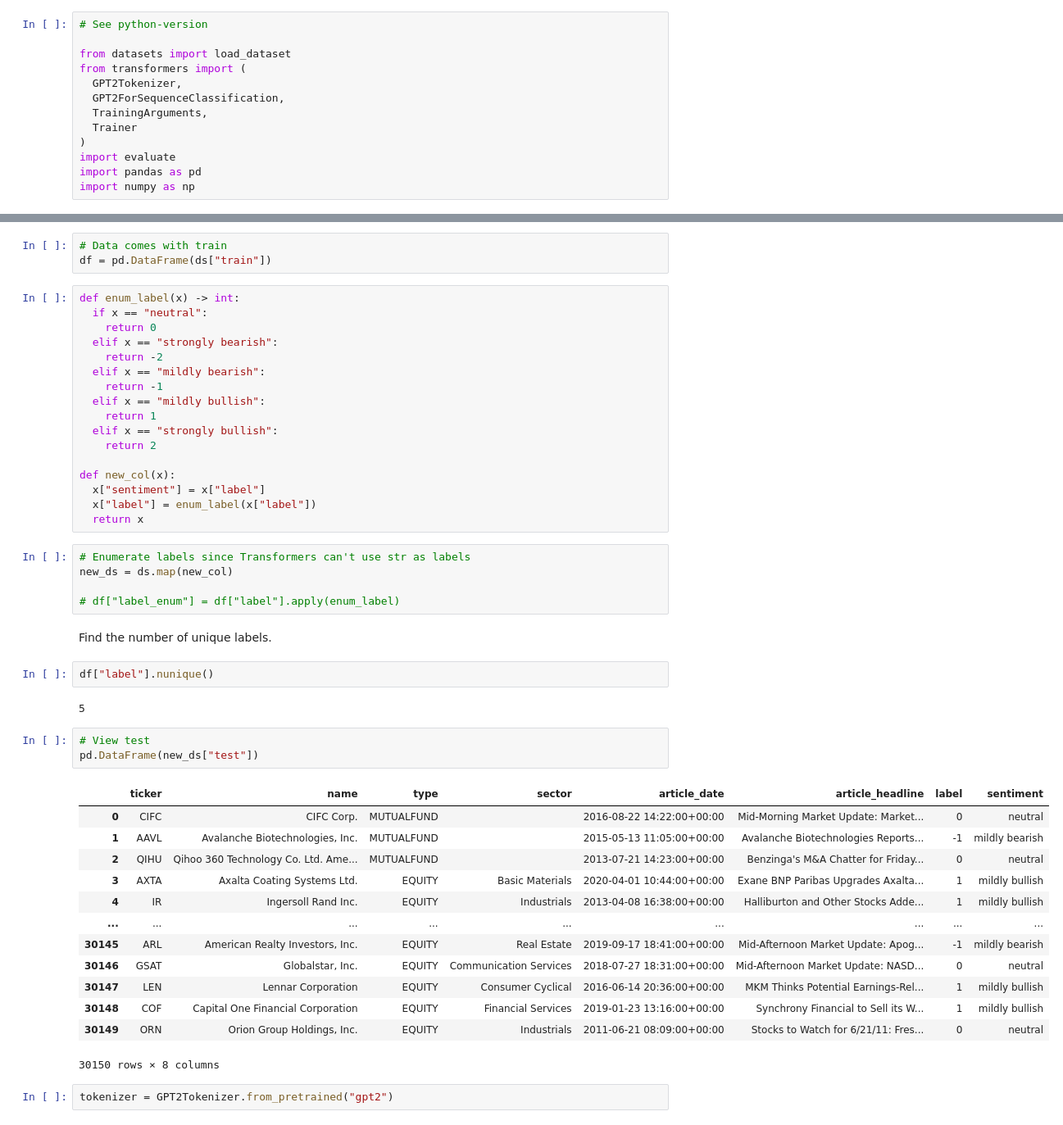
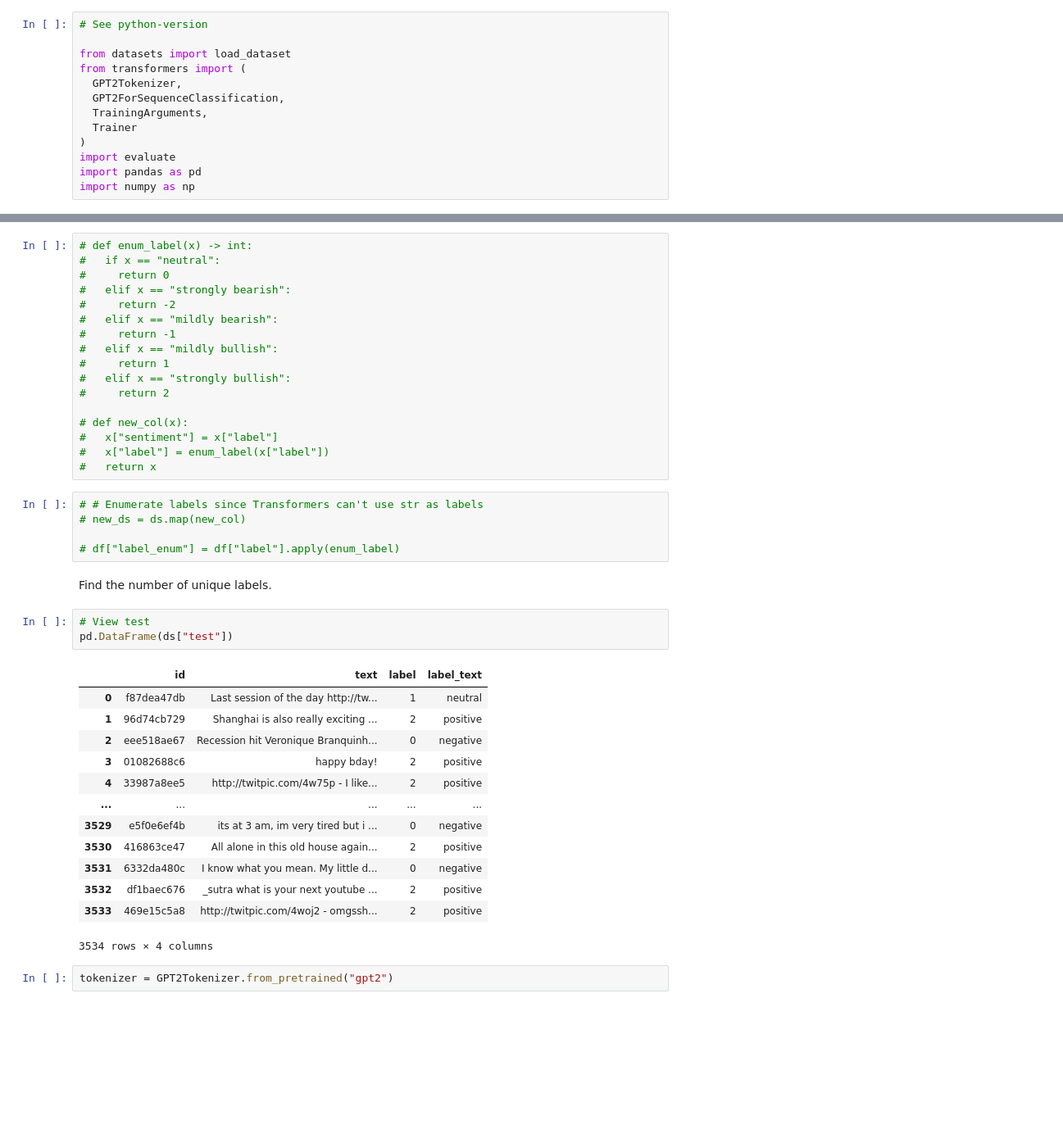
Before and after one commit to xcollantes/fine_tuning_research, a Jupyter notebook: fine_tuning.ipynb, the cells around one changed output, grey strips where cells are left out. Shown at 82% size. Saved outputs shown, nothing was run; the diff lists cells and outputs as text; blank space fills up the shorter version.

```diff
--- a/fine_tuning.ipynb
+++ b/fine_tuning.ipynb
@@ -28,51 +31,44 @@ ds = load_dataset("ic-fspml/stock_news_sentiment")
-# %%
-# Data comes with train
-df = pd.DataFrame(ds["train"])
 # %%
-def enum_label(x) -> int:
-  if x == "neutral":
-    return 0
-  elif x == "strongly bearish":
-    return -2
-  elif x == "mildly bearish":
-    return -1
-  elif x == "mildly bullish":
-    return 1
-  elif x == "strongly bullish":
-    return 2
+# def enum_label(x) -> int:
+#   if x == "neutral":
+#     return 0
+#   elif x == "strongly bearish":
+#     return -2
+#   elif x == "mildly bearish":
+#     return -1
+#   elif x == "mildly bullish":
+#     return 1
+#   elif x == "strongly bullish":
+#     return 2
 
-def new_col(x):
-  x["sentiment"] = x["label"]
-  x["label"] = enum_label(x["label"])
-  return x
+# def new_col(x):
+#   x["sentiment"] = x["label"]
+#   x["label"] = enum_label(x["label"])
+#   return x
 # %%
-# Enumerate labels since Transformers can't use str as labels
-new_ds = ds.map(new_col)
+# # Enumerate labels since Transformers can't use str as labels
+# new_ds = ds.map(new_col)
 
 # df["label_enum"] = df["label"].apply(enum_label)
 # %% [markdown]
 Find the number of unique labels.
-# %%
-df["label"].nunique()
-# %% [output]
-5
 # %%
 # View test
-pd.DataFrame(new_ds["test"])
+pd.DataFrame(ds["test"])
 # %% [output]
-|  | ticker | name | type | sector | article_date | article_headline | label | sentiment |
-| 0 | CIFC | CIFC Corp. | MUTUALFUND |  | 2016-08-22 14:22:00+00:00 | Mid-Morning Market Update: Market... | 0 | neutral |
-| 1 | AAVL | Avalanche Biotechnologies, Inc. | MUTUALFUND |  | 2015-05-13 11:05:00+00:00 | Avalanche Biotechnologies Reports... | -1 | mildly bearish |
-| 2 | QIHU | Qihoo 360 Technology Co. Ltd. Ame... | MUTUALFUND |  | 2013-07-21 14:23:00+00:00 | Benzinga's M&A Chatter for Friday... | 0 | neutral |
-| 3 | AXTA | Axalta Coating Systems Ltd. | EQUITY | Basic Materials | 2020-04-01 10:44:00+00:00 | Exane BNP Paribas Upgrades Axalta... | 1 | mildly bullish |
-| 4 | IR | Ingersoll Rand Inc. | EQUITY | Industrials | 2013-04-08 16:38:00+00:00 | Halliburton and Other Stocks Adde... | 1 | mildly bullish |
-| ... | ... | ... | ... | ... | ... | ... | ... | ... |
-| 30145 | ARL | American Realty Investors, Inc. | EQUITY | Real Estate | 2019-09-17 18:41:00+00:00 | Mid-Afternoon Market Update: Apog... | -1 | mildly bearish |
-| 30146 | GSAT | Globalstar, Inc. | EQUITY | Communication Services | 2018-07-27 18:31:00+00:00 | Mid-Afternoon Market Update: NASD... | 0 | neutral |
-| 30147 | LEN | Lennar Corporation | EQUITY | Consumer Cyclical | 2016-06-14 20:36:00+00:00 | MKM Thinks Potential Earnings-Rel... | 1 | mildly bullish |
-| 30148 | COF | Capital One Financial Corporation | EQUITY | Financial Services | 2019-01-23 13:16:00+00:00 | Synchrony Financial to Sell its W... | 1 | mildly bullish |
-| 30149 | ORN | Orion Group Holdings, Inc. | EQUITY | Industrials | 2011-06-21 08:09:00+00:00 | Stocks to Watch for 6/21/11: Fres... | 0 | neutral |
+|  | id | text | label | label_text |
+| 0 | f87dea47db | Last session of the day http://tw... | 1 | neutral |
+| 1 | 96d74cb729 | Shanghai is also really exciting ... | 2 | positive |
+| 2 | eee518ae67 | Recession hit Veronique Branquinh... | 0 | negative |
+| 3 | 01082688c6 | happy bday! | 2 | positive |
+| 4 | 33987a8ee5 | http://twitpic.com/4w75p - I like... | 2 | positive |
+| ... | ... | ... | ... | ... |
+| 3529 | e5f0e6ef4b | its at 3 am, im very tired but i ... | 0 | negative |
+| 3530 | 416863ce47 | All alone in this old house again... | 2 | positive |
+| 3531 | 6332da480c | I know what you mean. My little d... | 0 | negative |
+| 3532 | df1baec676 | _sutra what is your next youtube ... | 2 | positive |
+| 3533 | 469e15c5a8 | http://twitpic.com/4woj2 - omgssh... | 2 | positive |
-30150 rows × 8 columns
+3534 rows × 4 columns
 # %%
 tokenizer = GPT2Tokenizer.from_pretrained("gpt2")
 # %% [markdown]
```
Also changed, not shown: parts of 15 cells of this notebook.
